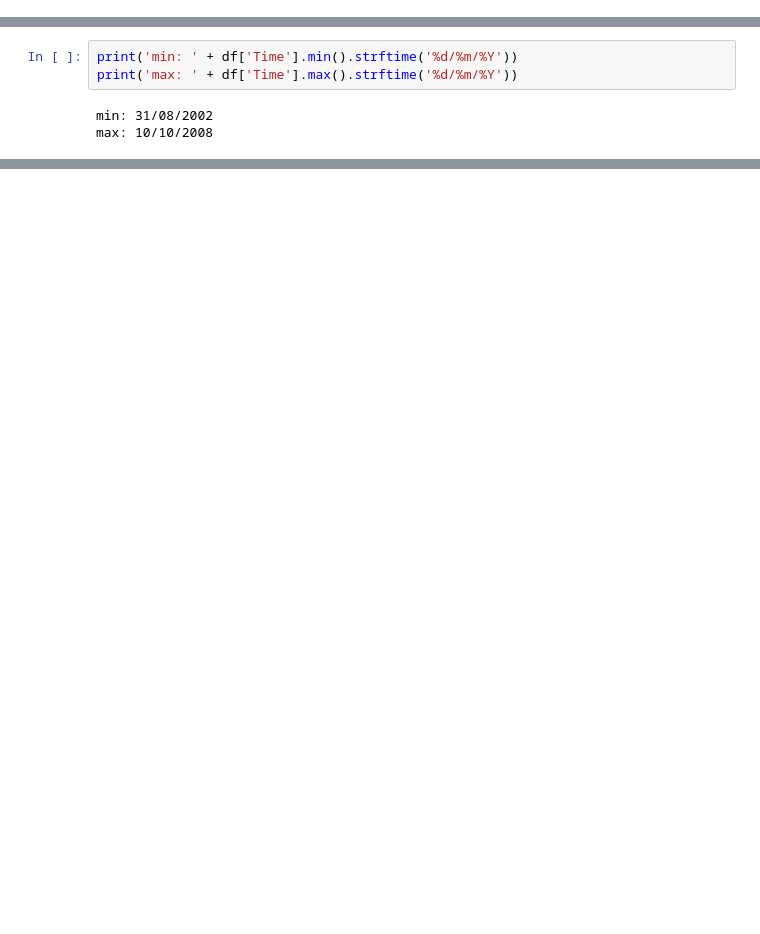
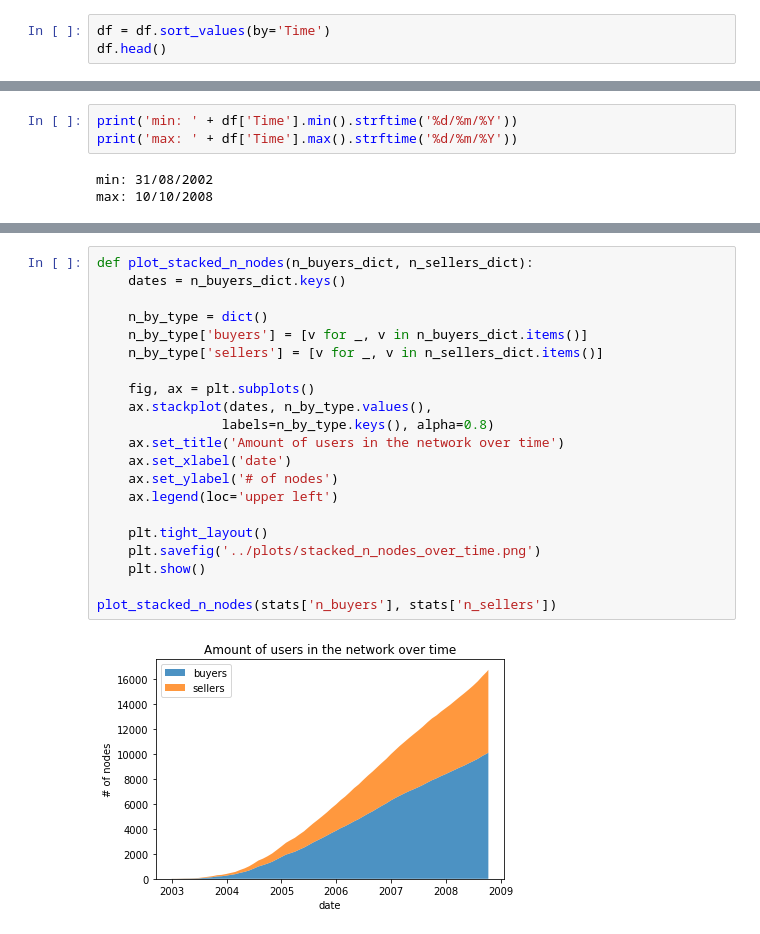
Before and after one commit to LukasDCode/Companionship-Network, a Jupyter notebook: src/over_time_analysis.ipynb, the cells around one changed output, grey strips where cells are left out. Saved outputs shown, nothing was run; the diff lists cells and outputs as text; blank space fills up the shorter version.

Commit message:
over time analysis notebook organized

```diff
--- a/src/over_time_analysis.ipynb
+++ b/src/over_time_analysis.ipynb
@@ -37,3 +37,6 @@ Name: Time, dtype: datetime64[ns]
 df['Time'].apply(lambda x: x.strftime('%H:%M:%S')).unique()
 # %% [output]
 array(['23:00:00', '22:00:00'], dtype=object)
+# %%
+df = df.sort_values(by='Time')
+df.head()
@@ -45,0 +166,23 @@ max: 10/10/2008
+# %%
+def plot_stacked_n_nodes(n_buyers_dict, n_sellers_dict):
+    dates = n_buyers_dict.keys()
+
+    n_by_type = dict()
+    n_by_type['buyers'] = [v for _, v in n_buyers_dict.items()]
+    n_by_type['sellers'] = [v for _, v in n_sellers_dict.items()]
+
+    fig, ax = plt.subplots()
+    ax.stackplot(dates, n_by_type.values(),
+                labels=n_by_type.keys(), alpha=0.8)
+    ax.set_title('Amount of users in the network over time')
+    ax.set_xlabel('date')
+    ax.set_ylabel('# of nodes')
+    ax.legend(loc='upper left')
+
+    plt.tight_layout()
+    plt.savefig('../plots/stacked_n_nodes_over_time.png')
+    plt.show()
+
+plot_stacked_n_nodes(stats['n_buyers'], stats['n_sellers'])
+# %% [output]
+[figure, added]
```
Also changed, not shown: parts of 20 cells of this notebook, 5 other files.
